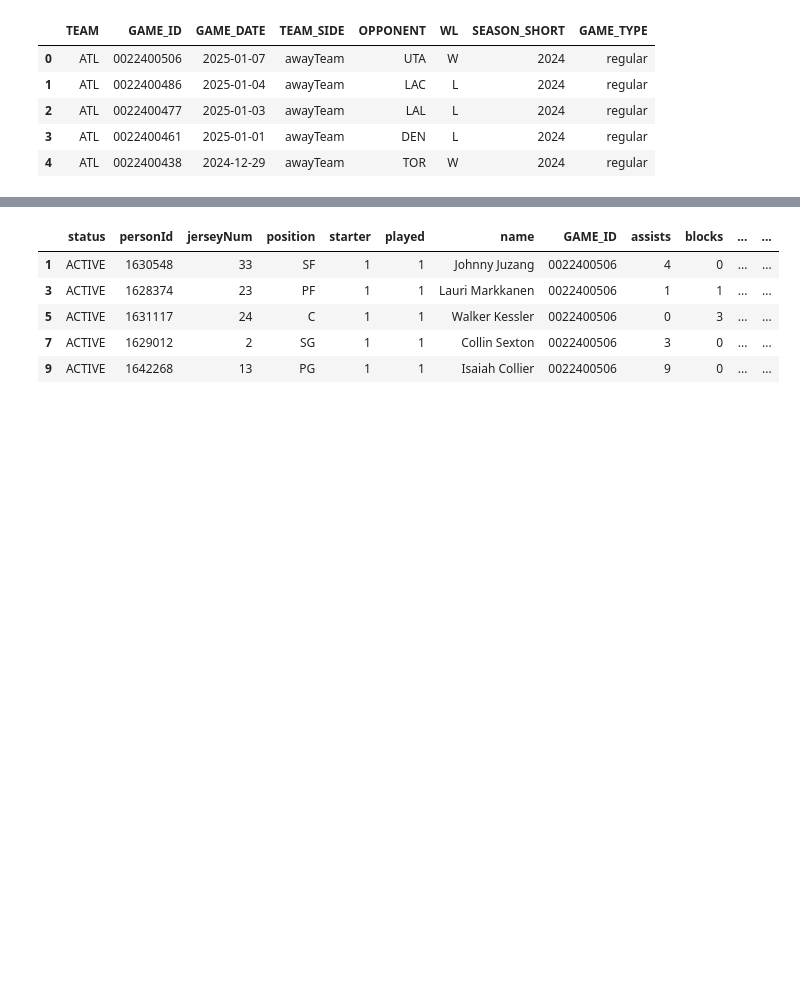
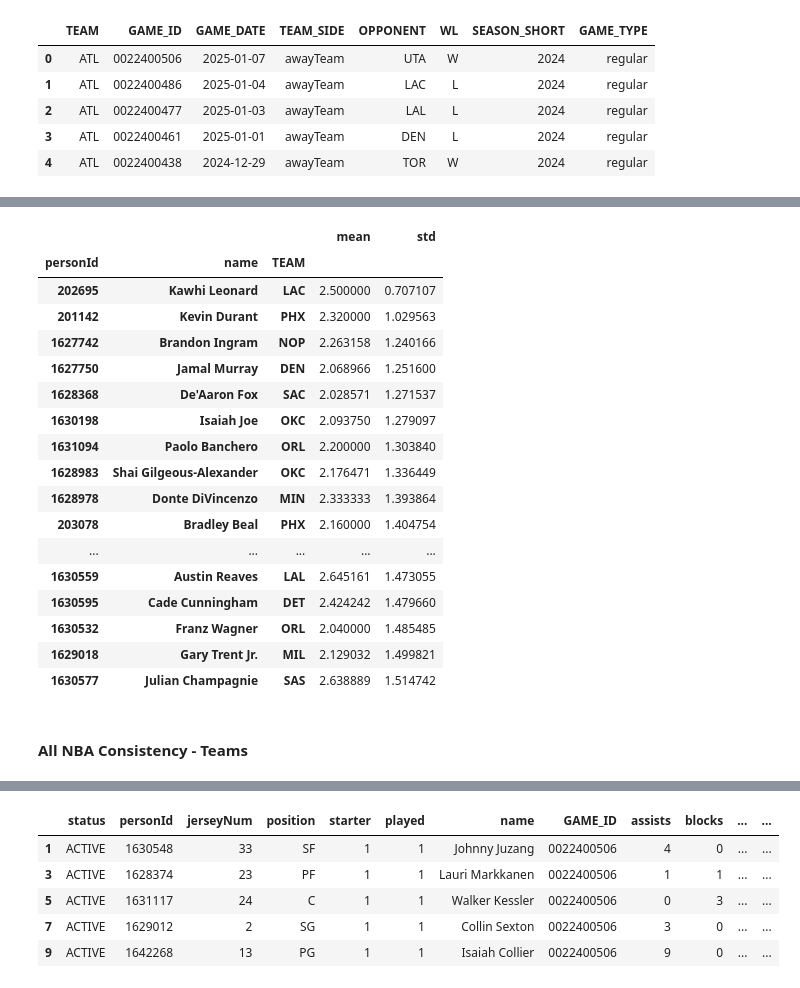
Before and after one commit to asranasinghe/nba_stats, a Jupyter notebook: analytics/consistency.ipynb, the cells around one changed output, grey strips where cells are left out. Cells and saved outputs as stored; diff of their text form; code cells hidden in the pictures; blank space fills up the shorter version.

Commit message:
consistency

```diff
--- a/analytics/player_analytics.ipynb
+++ b/analytics/consistency.ipynb
@@ -108,0 +220,28 @@ all_games_24_short.head()
+# %%
+# Most consistent player threes made
+
+min_val = 2
+all_player_points_agg = all_player_stats_agg['threePointersMade']
+
+all_player_points_agg.loc[all_player_points_agg['mean'] >= min_val].sort_values(by='std', ascending = True).head(20)
+# %% [output]
+|  |  |  | mean | std |
+| personId | name | TEAM |  |  |
+| 202695 | Kawhi Leonard | LAC | 2.500000 | 0.707107 |
+| 201142 | Kevin Durant | PHX | 2.320000 | 1.029563 |
+| 1627742 | Brandon Ingram | NOP | 2.263158 | 1.240166 |
+| 1627750 | Jamal Murray | DEN | 2.068966 | 1.251600 |
+| 1628368 | De'Aaron Fox | SAC | 2.028571 | 1.271537 |
+| 1630198 | Isaiah Joe | OKC | 2.093750 | 1.279097 |
+| 1631094 | Paolo Banchero | ORL | 2.200000 | 1.303840 |
+| 1628983 | Shai Gilgeous-Alexander | OKC | 2.176471 | 1.336449 |
+| 1628978 | Donte DiVincenzo | MIN | 2.333333 | 1.393864 |
+| 203078 | Bradley Beal | PHX | 2.160000 | 1.404754 |
+| ... | ... | ... | ... | ... |
+| 1630559 | Austin Reaves | LAL | 2.645161 | 1.473055 |
+| 1630595 | Cade Cunningham | DET | 2.424242 | 1.479660 |
+| 1630532 | Franz Wagner | ORL | 2.040000 | 1.485485 |
+| 1629018 | Gary Trent Jr. | MIL | 2.129032 | 1.499821 |
+| 1630577 | Julian Champagnie | SAS | 2.638889 | 1.514742 |
+# %% [markdown]
+#### All NBA Consistency - Teams
```
Also changed, not shown: parts of 13 cells of this notebook.
